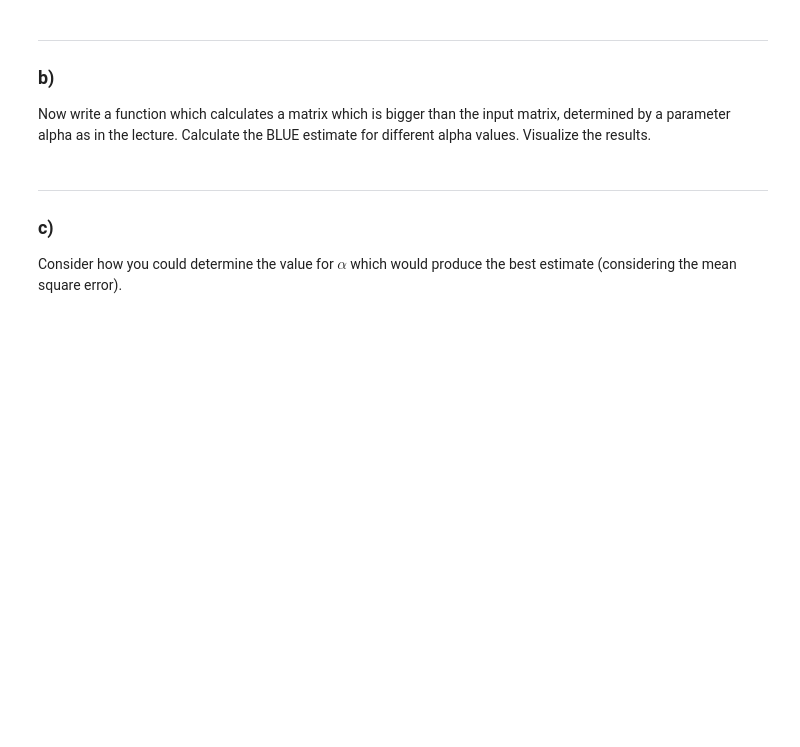
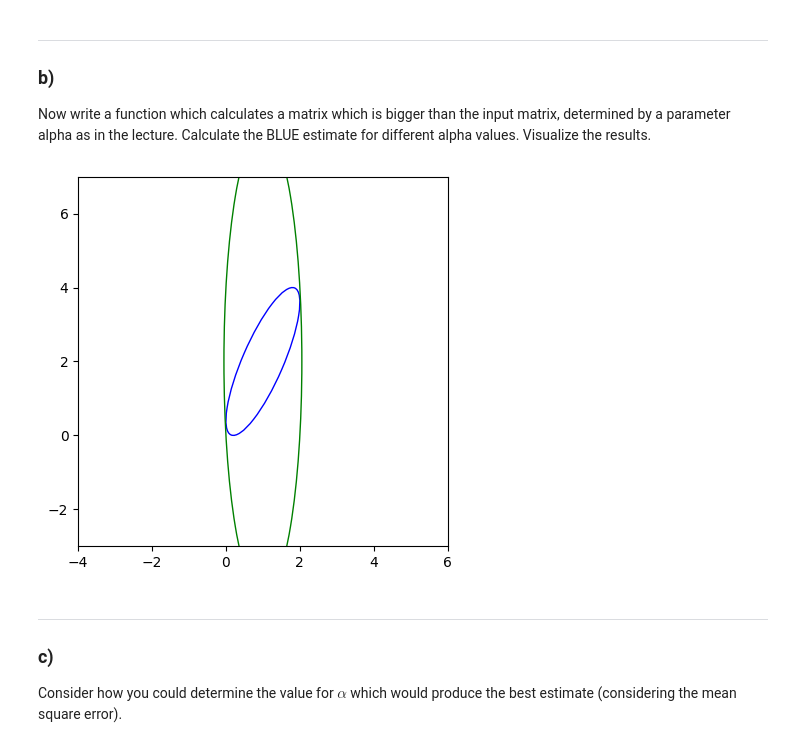
Before and after one commit to derMacon/ss23_sensor-data-fusion, a Jupyter notebook: jupyter-notebooks/exercises-lecture/my-solutions/ex05_problems.ipynb, the cells around one changed output. Cells and saved outputs as stored; diff of their text form; code cells hidden in the pictures; blank space fills up the shorter version.

```diff
--- a/jupyter-notebooks/exercises-lecture/my-solutions/ex05_problems.ipynb
+++ b/jupyter-notebooks/exercises-lecture/my-solutions/ex05_problems.ipynb
@@ -92,18 +113,26 @@ def enclosing_ellipse(alpha, cov_x12):
 
     # === YOUR CODE HERE ===
 
+    cov_x12_new = np.array([
+        [cov_x12[0, 0] / (0.5 - alpha), 0.0],
+        [0.0, cov_x12[1, 1] / (0.5 + alpha)],
+    ])
+
+    return cov_x12_new
 
     # === END OF YOUR CODE ===
 # %%
-alpha = 0.0
+alpha = -0.4
 cov_x12_approx = enclosing_ellipse(alpha, cov_x12)
 
 fig, ax = plt.subplots(1, 1)
-draw_covariance(np.array([x, y]), cov_x12, ax, 'blue')
-draw_covariance(np.array([x, y]), cov_x12_approx, ax, 'green')
+draw_covariance(np.array([x1, x2]), cov_x12, ax, 'blue')
+draw_covariance(np.array([x1, x2]), cov_x12_approx, ax, 'green')
 plt.axis([x1-5.0, x1+5.0, x2-5.0, x2+5.0])
 ax.set_aspect('equal')
 plt.show()
+# %% [output]
+[figure, added]
 # %%
 # === YOUR CODE HERE ===
 
```
Also changed, not shown: parts of 4 cells of this notebook, 2 other files.
